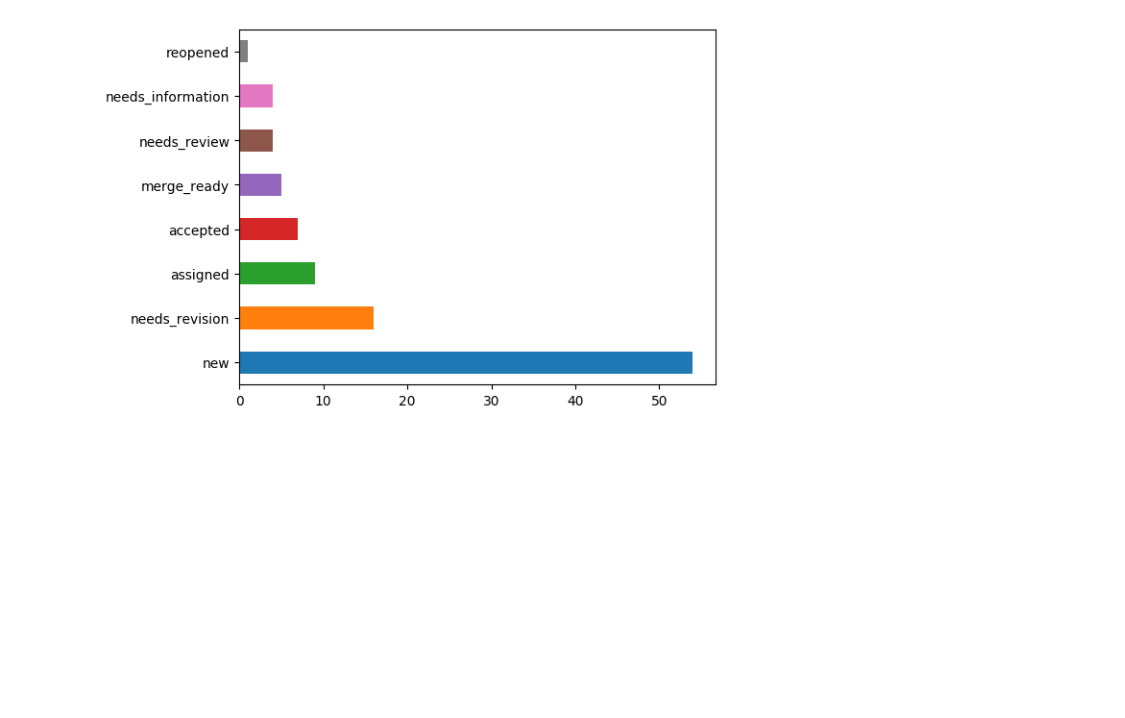
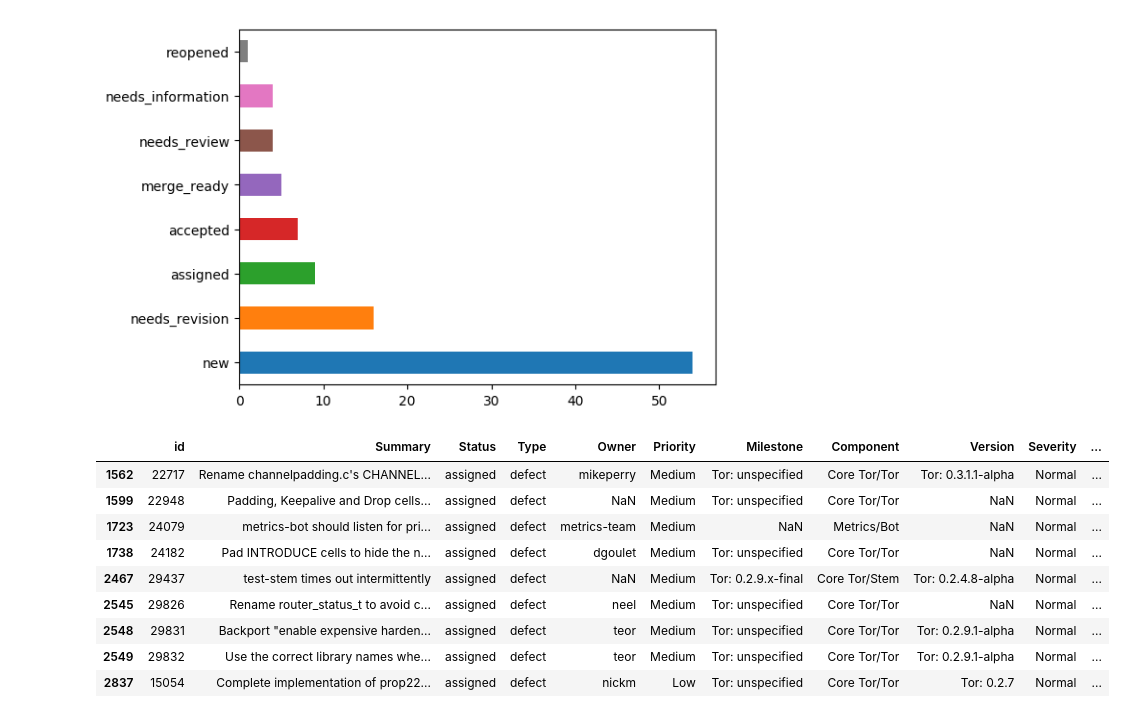
Before and after one commit to gabelula/trac-tor, a Jupyter notebook: 2019-May-Not-Sponsored-Bugs.ipynb, the cells around one changed output. Saved outputs shown, nothing was run; the diff lists cells and outputs as text; code cells hidden in the pictures; blank space fills up the shorter version.

Commit message:
One more query.

```diff
--- a/2019-May-Not-Sponsored-Bugs.ipynb
+++ b/2019-May-Not-Sponsored-Bugs.ipynb
@@ -187,6 +187,21 @@ csv_file.query('Points<"1"')['Status'].value_counts().plot.barh()
 # %% [output]
 <matplotlib.axes._subplots.AxesSubplot at 0x...>
 [figure]
+# %%
+# small tickets with status assgined
+
+csv_file.query('Points<"1"').query('Status=="assigned"')
+# %% [output]
+|  | id | Summary | Status | Type | Owner | Priority | Milestone | Component | Version | Severity | ... |
+| 1562 | 22717 | Rename channelpadding.c's CHANNEL... | assigned | defect | mikeperry | Medium | Tor: unspecified | Core Tor/Tor | Tor: 0.3.1.1-alpha | Normal | ... |
+| 1599 | 22948 | Padding, Keepalive and Drop cells... | assigned | defect | NaN | Medium | Tor: unspecified | Core Tor/Tor | NaN | Normal | ... |
+| 1723 | 24079 | metrics-bot should listen for pri... | assigned | defect | metrics-team | Medium | NaN | Metrics/Bot | NaN | Normal | ... |
+| 1738 | 24182 | Pad INTRODUCE cells to hide the n... | assigned | defect | dgoulet | Medium | Tor: unspecified | Core Tor/Tor | NaN | Normal | ... |
+| 2467 | 29437 | test-stem times out intermittently | assigned | defect | NaN | Medium | Tor: 0.2.9.x-final | Core Tor/Stem | Tor: 0.2.4.8-alpha | Normal | ... |
+| 2545 | 29826 | Rename router_status_t to avoid c... | assigned | defect | neel | Medium | Tor: unspecified | Core Tor/Tor | NaN | Normal | ... |
+| 2548 | 29831 | Backport "enable expensive harden... | assigned | defect | teor | Medium | Tor: unspecified | Core Tor/Tor | Tor: 0.2.9.1-alpha | Normal | ... |
+| 2549 | 29832 | Use the correct library names whe... | assigned | defect | teor | Medium | Tor: unspecified | Core Tor/Tor | Tor: 0.2.9.1-alpha | Normal | ... |
+| 2837 | 15054 | Complete implementation of prop22... | assigned | defect | nickm | Low | Tor: unspecified | Core Tor/Tor | Tor: 0.2.7 | Normal | ... |
 # %%
 # who reported?
 # keywords?
```
